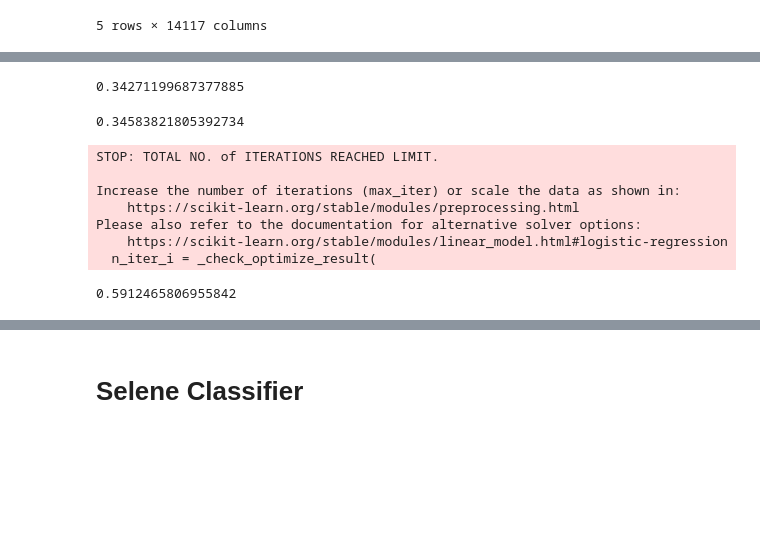
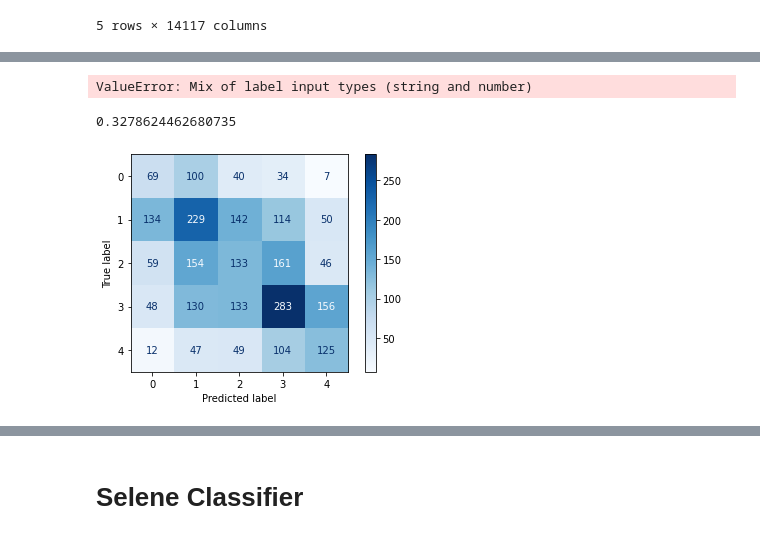
Before and after one commit to jfranc33/movieSentiment, a Jupyter notebook: classifier1.ipynb, the cells around one changed output, grey strips where cells are left out. Cells and saved outputs as stored; diff of their text form; code cells hidden in the pictures; blank space fills up the shorter version.

Commit message:
data collection graphs

```diff
--- a/classifier1.ipynb
+++ b/classifier1.ipynb
@@ -478,28 +504,40 @@ Test: 0.2434544744040641
 # %%
 from sklearn.neural_network import MLPClassifier
 X_train1, X_test1, y_train1, y_test1 = train_test_split(X, y, test_size = .3, stratify=y)
-clf = MLPClassifier(hidden_layer_sizes = 7, solver = 'adam', activation = 'logistic').fit(X_train1, y_train1)
+clf = MLPClassifier(hidden_layer_sizes = 7, solver = 'adam', activation = 'logistic', max_iter = 10000).fit(X_train1, y_train1)
 print(clf.score(X_test1, y_test1))
+y_pred = clf.predict(X_test1)
+y_val_pred_max = y_pred
+y_val_actual_max = y_test1
-# %% [output]
-0.34271199687377885
+# %%
+from sklearn.metrics import confusion_matrix, ConfusionMatrixDisplay
+
+disp = ConfusionMatrixDisplay(confusion_matrix=confusion_matrix(y_val_pred_max, y_val_actual_max), display_labels=np.unique(y_val_actual_max))
+disp.plot(cmap='Blues')
+plt.grid(False)
+# %% [output]
+ValueError: Mix of label input types (string and number)
 # %%
 from sklearn.neural_network import MLPClassifier
 X_train2, X_test2, y_train2, y_test2 = train_test_split(X, y, test_size = .3, stratify=y)
 clf = MLPClassifier(hidden_layer_sizes = 10, solver = 'adam', activation = 'identity').fit(X_train2, y_train2)
 print(clf.score(X_test2, y_test2))
+y_pred = clf.predict(X_test2)
+y_val_pred_max = y_pred
+y_val_actual_max = y_test2
 # %% [output]
-0.34583821805392734
+0.3278624462680735
+# %%
+disp = ConfusionMatrixDisplay(confusion_matrix=confusion_matrix(y_val_pred_max, y_val_actual_max), display_labels=np.unique(y_val_actual_max))
+disp.plot(cmap='Blues')
+plt.grid(False)
+# %% [output]
+[figure, added]
 # %%
 from sklearn.linear_model import LogisticRegression
 X3_train, X3_test, y3_train, y3_test = train_test_split(X, y, test_size = .3)
-blf = LogisticRegression(penalty = 'none').fit(X3_train, y3_train)
+blf = LogisticRegression(penalty = 'none', max_iter = 10000).fit(X3_train, y3_train)
 print(blf.score(X3_test, y3_test))
+y_pred = blf.predict(X3_test)
+y_val_pred_max = y_pred
+y_val_actual_max = y3_test
-# %% [output]
-STOP: TOTAL NO. of ITERATIONS REACHED LIMIT.
-
-Increase the number of iterations (max_iter) or scale the data as shown in:
-    https://scikit-learn.org/stable/modules/preprocessing.html
-Please also refer to the documentation for alternative solver options:
-    https://scikit-learn.org/stable/modules/linear_model.html#logistic-regression
-  n_iter_i = _check_optimize_result(
-0.5912465806955842
```
Also changed, not shown: parts of 22 cells of this notebook, 4 other files.
